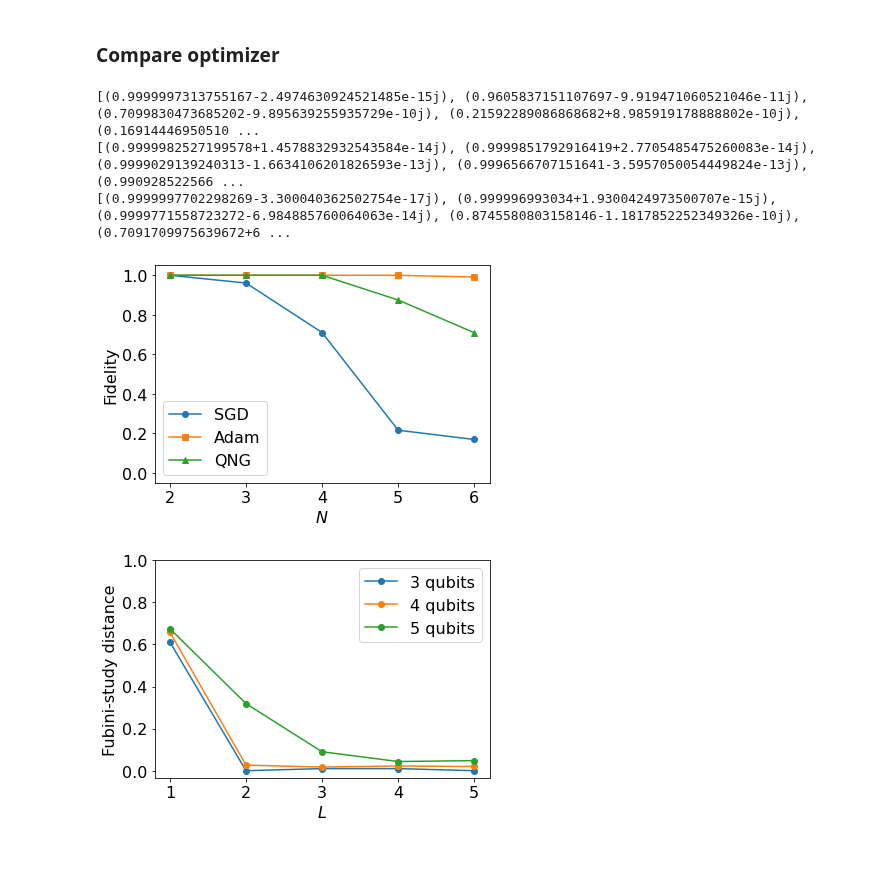
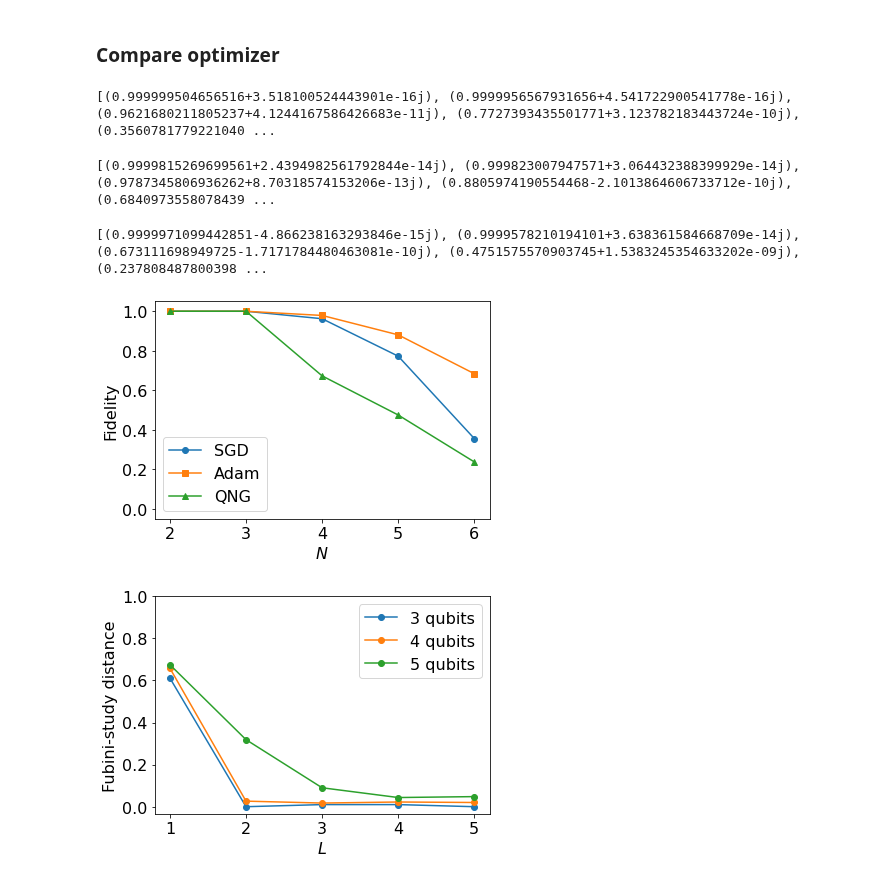
Before and after one commit to vutuanhai237/UC-VQA, a Jupyter notebook: codes/tomography/plot_compareW.ipynb, the cells around one changed output. Cells and saved outputs as stored; diff of their text form; code cells hidden in the pictures.

```diff
--- a/codes/tomography/plot_compareW.ipynb
+++ b/codes/tomography/plot_compareW.ipynb
@@ -140,7 +140,7 @@ plt.show()
 # %%
 ansatz = 'wchain'
 qubits = [2, 3, 4, 5, 6]
-i = 5  # num layer
+i = 2  # num layer
 for optimizer in ['sgd', 'adam', 'qng']:
 
     fidelitiess = []
@@ -151,37 +151,37 @@ for optimizer in ['sgd', 'adam', 'qng']:
                 ansatz + "_" + str(i) + '/' + str(j) + '/fidelities.csv'
         else:
             if optimizer == 'adam':
                 marker = 's'
             else:
                 marker = '^'
             path = "../../experiments/tomography/tomography_" + ansatz + "_" + \
                 str(i) + '/' + str(j) + '/fidelities_' + optimizer + '.csv'
         fidelities = pd.read_csv(path, sep=",", header=None)
         fidelities = fidelities.applymap(
             lambda s: complex(s.replace('i', 'j'))).values
         fidelitiess.append(np.max(fidelities))
     if optimizer == 'sgd':
         label = 'SGD'
     if optimizer == 'adam':
         label = 'Adam'
     if optimizer == 'qng':
         label = 'QNG'
     print(fidelitiess)
     plt.plot(range(2, 7), fidelitiess, label=label, marker=marker)
 
 plt.xticks(np.arange(2, 7, 1), size=16)
 plt.yticks(np.arange(0, 1.2, 0.2), size=16)
 plt.ylim(-0.05, 1.05)
 plt.xlabel('$N$', size=16)
 plt.ylabel('Fidelity', size=16)
 plt.legend(prop={'size': 16}, loc=3)
 # plt.savefig("./images/" + ansatz + '_compare.svg', format='svg', dpi=1000)
 plt.show()
 # %% [output]
-[(0.9999997313755167-2.4974630924521485e-15j), (0.9605837151107697-9.919471060521046e-11j), (0.7099830473685202-9.895639255935729e-10j), (0.21592289086868682+8.985919178888802e-10j), (0.16914446950510 ...
-[(0.9999982527199578+1.4578832932543584e-14j), (0.9999851792916419+2.7705485475260083e-14j), (0.9999029139240313-1.6634106201826593e-13j), (0.9996566707151641-3.5957050054449824e-13j), (0.990928522566 ...
-[(0.9999997702298269-3.300040362502754e-17j), (0.999996993034+1.9300424973500707e-15j), (0.9999771558723272-6.984885760064063e-14j), (0.8745580803158146-1.1817852252349326e-10j), (0.7091709975639672+6 ...
+[(0.999999504656516+3.518100524443901e-16j), (0.9999956567931656+4.541722900541778e-16j), (0.9621680211805237+4.1244167586426683e-11j), (0.7727393435501771+3.123782183443724e-10j), (0.3560781779221040 ...
+[(0.9999815269699561+2.4394982561792844e-14j), (0.999823007947571+3.064432388399929e-14j), (0.9787345806936262+8.70318574153206e-13j), (0.8805974190554468-2.1013864606733712e-10j), (0.6840973558078439 ...
+[(0.9999971099442851-4.866238163293846e-15j), (0.9999578210194101+3.638361584668709e-14j), (0.673111698949725-1.7171784480463081e-10j), (0.4751575570903745+1.5383245354633202e-09j), (0.237808487800398 ...
-[figure, old version]
+[figure, new version]
 # %%
 ansatz = 'wchain'
 optimizer = 'adam'
```
Also changed, not shown: parts of 1 cell of this notebook, 14 other files.
